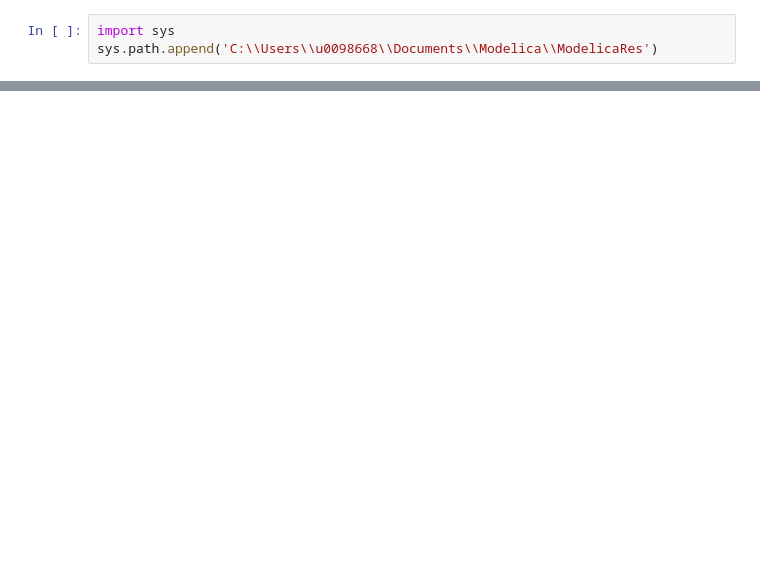
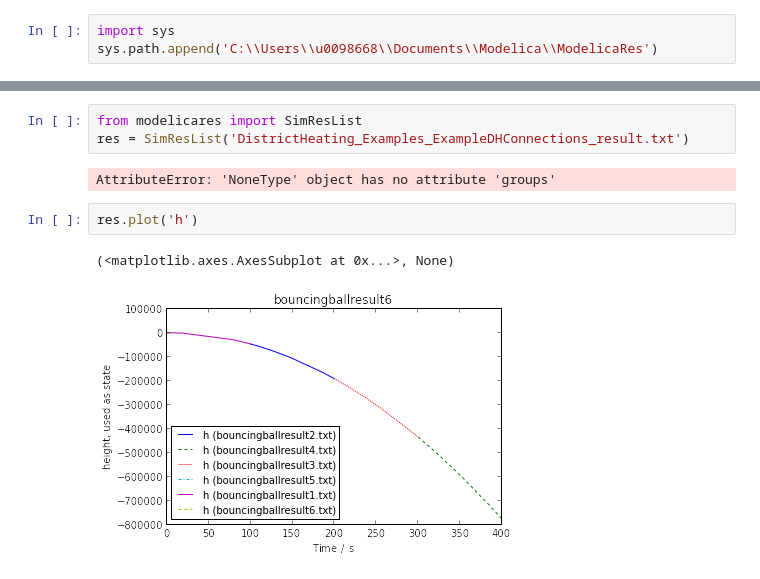
Before and after one commit to kdavies4/ModelicaRes, a Jupyter notebook: examples/simulations.ipynb, the cells around one changed output, grey strips where cells are left out. Drawn from its saved outputs; the diff is of its cells as text; blank space fills up the shorter version.

```diff
--- a/examples/simulations.ipynb
+++ b/examples/simulations.ipynb
@@ -92,0 +33,10 @@ opts?
+# %%
+from modelicares import SimResList
+res = SimResList('DistrictHeating_Examples_ExampleDHConnections_result.txt')
+# %% [output]
+AttributeError: 'NoneType' object has no attribute 'groups'
+# %%
+res.plot('h')
+# %% [output]
+(<matplotlib.axes.AxesSubplot at 0x...>, None)
+[figure, added]
```
Also changed, not shown: parts of 14 cells of this notebook, 16 other files.
